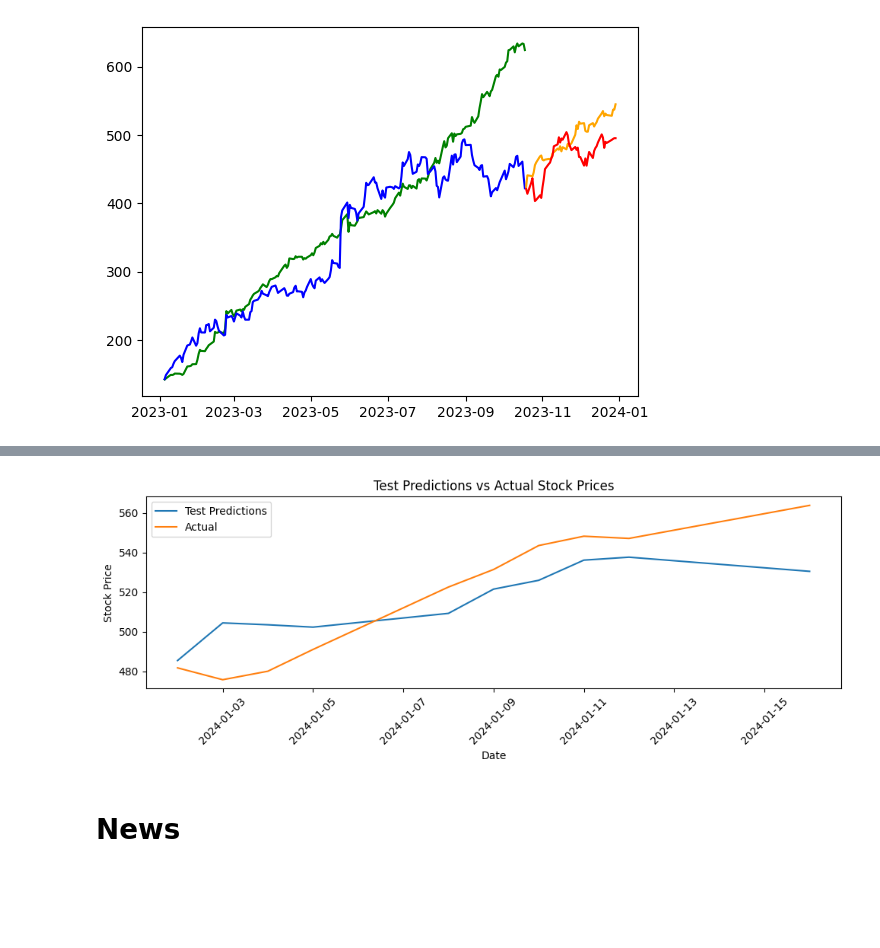
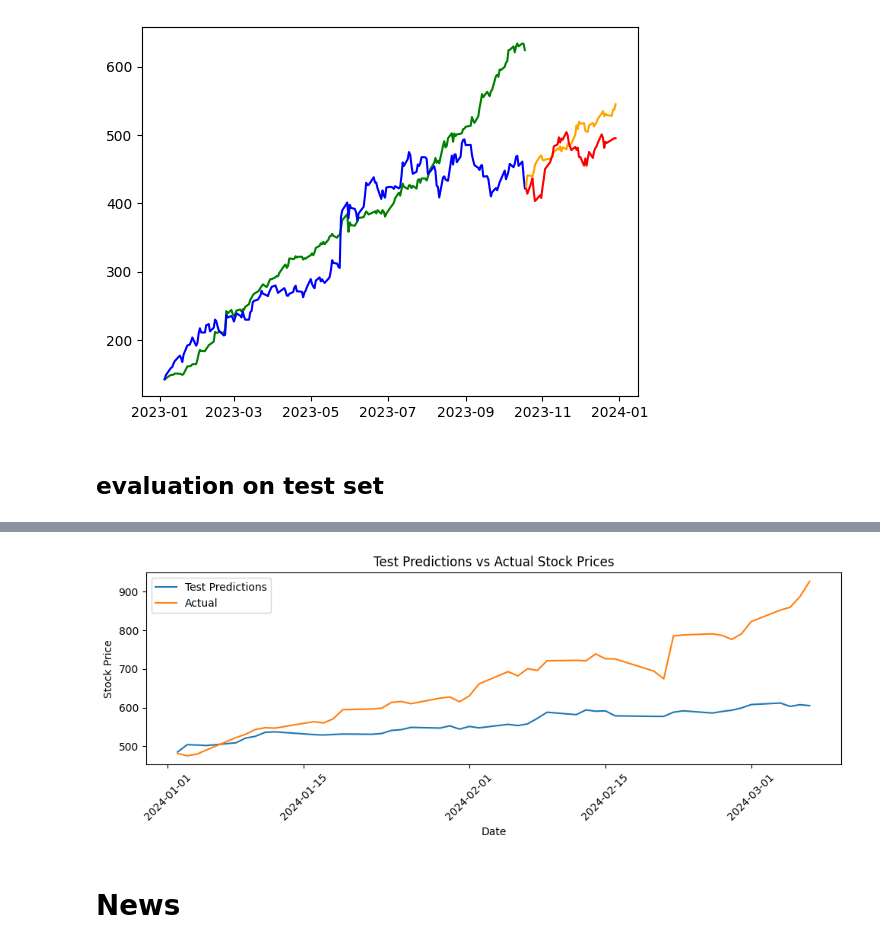
Before and after one commit to GustavLundberg1/LSTM-Neural-Network-for-Stock-Market-prediciton, a Jupyter notebook: main.ipynb, the cells around one changed output, grey strips where cells are left out. Saved outputs shown, nothing was run; the diff lists cells and outputs as text; code cells hidden in the pictures; blank space fills up the shorter version.

Commit message:
added mse, rmse, mae for all models

```diff
--- a/main.ipynb
+++ b/main.ipynb
@@ -289,5 +274,18 @@ test_df['Close'] = (test_df['Close'] - test_mean) / test_std
 # %% [markdown]
 ## preprocessing
+# %%
+df_all, train_df, test_df = init_dfs()
+
+
+train_mean = train_df['Close'].mean()
+train_std = train_df['Close'].std()
+
+test_mean = test_df['Close'].mean()
+test_std = test_df['Close'].std()
+
+# Apply z-score normalization
+train_df['Close'] = (train_df['Close'] - train_mean) / train_std
+test_df['Close'] = (test_df['Close'] - test_mean) / test_std
 # %%
 windowed_df = generate_windowed_dataset(train_df, '2023-01-05', '2023-12-29',  ['Close'], 'Close', 3)
 dates, X, y = prepare_dataset_for_lstm(windowed_df)
@@ -464,3 +451,10 @@ test_df.index = test_df.pop('Date')
+# %%
+df_all, train_df, test_df = init_dfs()
+
+df_ret_train = train_df.copy()
+df_ret_train['Return'] = df_ret_train['Close'].pct_change()
+df_ret_train.drop(columns=['Close'], inplace=True)
+df_ret_train.dropna(inplace=True)
 # %%
 plt.figure(figsize=(10, 6))
 plt.plot(df_ret_train.index, df_ret_train['Return'], marker='', linestyle='-')
@@ -613,6 +609,8 @@ plt.plot(dates_val, real_observations_val, color='red')
 # %% [output]
 [<matplotlib.lines.Line2D at 0x...>]
 [figure]
+# %% [markdown]
+## evaluation on test set
 # %%
 from keras.models import load_model
 from keras.optimizers import Adam
@@ -620,14 +618,7 @@ from keras.optimizers import Adam
 
 model = load_model('trained_models/return.keras')
 
-windowed_test_df = generate_windowed_dataset(test_df, '2024-01-06', '2024-01-15', ['Close'], 'Close', 3)
-dates_test, X_test, y_test = prepare_dataset_for_lstm(windowed_test_df)
-
-loss, mae = model.evaluate(X_test, y_test)
-print(f'Test Loss: {loss}')
-print(f'Test Mean Absolute Error: {mae}')
-
-n = 10
+n = 46
 s = 0
 
 return_values_pct_change = test_df[['Close']].iloc[s:s+4].pct_change().dropna().to_numpy().flatten().tolist()
@@ -638,7 +629,6 @@ last_3_returns = deque(return_values_pct_change, maxlen=3)
 for date in range(n-3):
     x = np.array(last_3_returns, dtype=float).reshape((1,3,1))
     test_predictions_pct_change = model.predict(x).flatten()[0]
-    print(test_predictions_pct_change)
     last_3_returns.append(test_predictions_pct_change)
     return_values_pct_change.append(test_predictions_pct_change)
 
@@ -648,15 +638,13 @@ test_predictions = test_predictions[s:s+n]
 
 actual_values = test_df[['Close']].iloc[s:s+n].to_numpy().flatten().tolist()
 
+mae_test = mean_absolute_error(actual_values, test_predictions)
+mse_test = mean_squared_error(actual_values, test_predictions)
+rmse_test = np.sqrt(mse_test)
 
-# Calculate evaluation metrics
-# mae_test = mean_absolute_error(actual_values[3:], test_predictions)
-# mse_test = mean_squared_error(actual_values[3:], test_predictions)
-# rmse_test = np.sqrt(mse_test)
-
-# print(f'Test MAE: {mae_test}')
-# print(f'Test MSE: {mse_test}')
-# print(f'Test RMSE: {rmse_test}')
+print(f'Test MAE: {mae_test}')
+print(f'Test MSE: {mse_test}')
+print(f'Test RMSE: {rmse_test}')
 
 plt.figure(figsize=(10, 4))
 # plt.plot(df)
@@ -690,4 +678,4 @@ Test Mean Absolute Error: 535.3402709960938
-[figure, old version]
+[figure, new version]
 # %% [markdown]
 # News
 # %%
```
Also changed, not shown: parts of 18 cells of this notebook, 2 other files.
